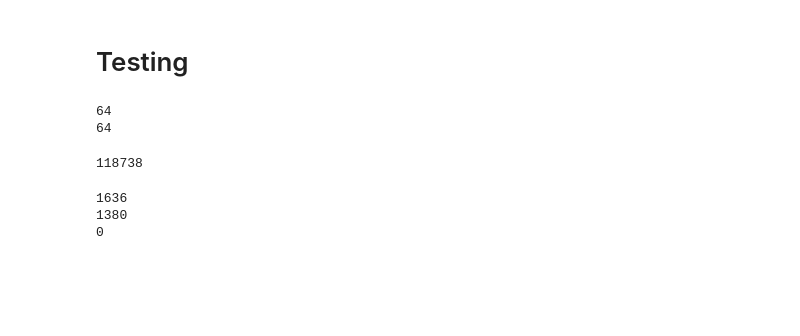
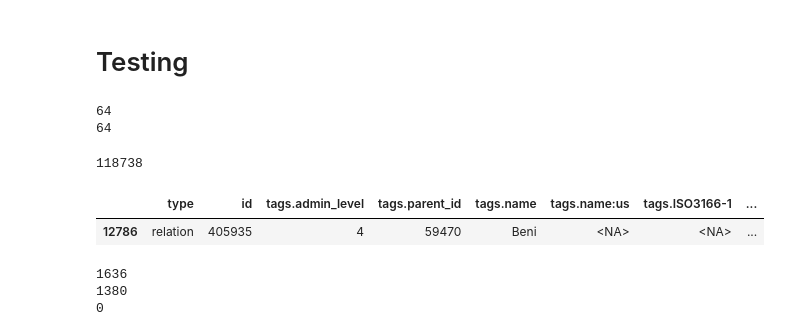
Before and after one commit to diego-vega-centeno/administrative-divisions-osm-scrape, a Jupyter notebook: notebooks/clean_and_test.ipynb, the cells around one changed output. Drawn from its saved outputs; the diff is of its cells as text; code cells hidden in the pictures; blank space fills up the shorter version.

```diff
--- a/notebooks/clean_and_test.ipynb
+++ b/notebooks/clean_and_test.ipynb
@@ -166,9 +166,14 @@ print(len(df_by_cntr))
 # %% [output]
 64
 64
-# %%
-combined_df = pd.concat(df_by_cntr.values(), ignore_index=True)
-len(combined_df)
-# %% [output]
-118738
+# %%
+df_all = pd.concat(df_by_cntr.values(), ignore_index=True)
+print(len(df_all))
+# %% [output]
+118738
+# %%
+df_all[(df_all[['id','tags.parent_id','tags.country_id']] == ('405935', '59470', '59470')).all(axis=1)]
+# %% [output]
+|  | type | id | tags.admin_level | tags.parent_id | tags.name | tags.name:us | tags.ISO3166-1 | ... |
+| 12786 | relation | 405935 | 4 | 59470 | Beni | <NA> | <NA> | ... |
 # %%
```
Also changed, not shown: parts of 32 cells of this notebook, 1 other file.
